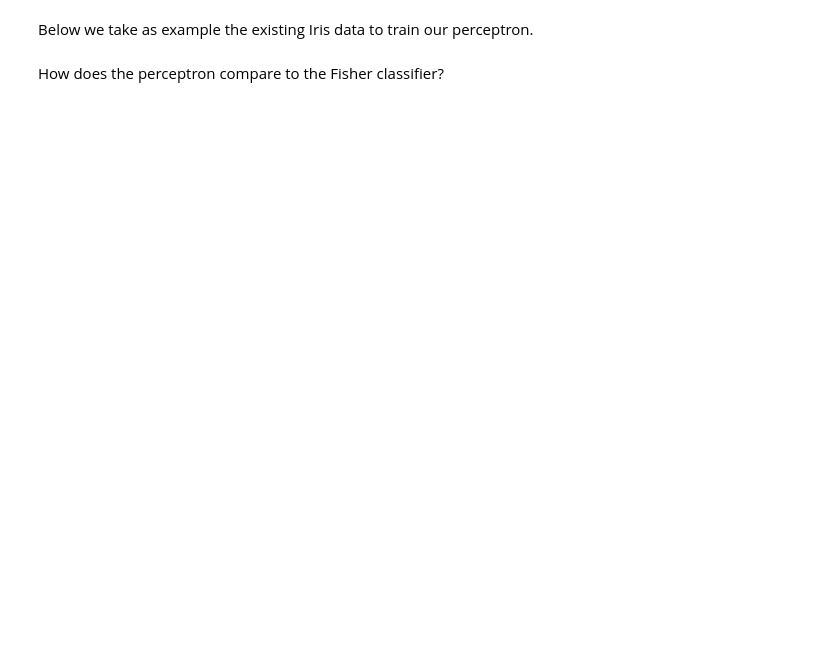
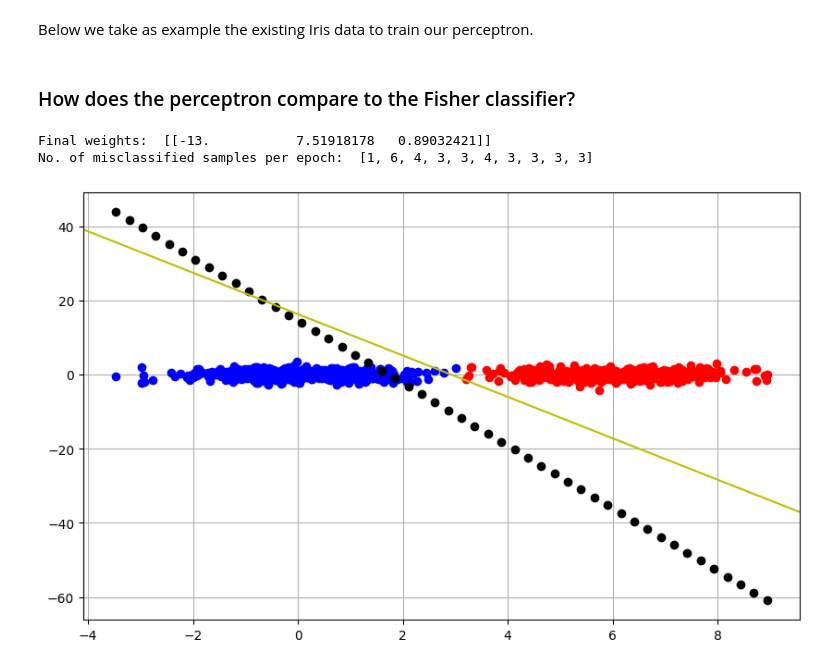
Before and after one commit to nadinekuo/MachineLearning1-Labs, a Jupyter notebook: 2-Linear-Classifiers/linear-classifiers.ipynb, the cells around one changed output. Saved outputs shown, nothing was run; the diff lists cells and outputs as text; code cells hidden in the pictures; blank space fills up the shorter version.

```diff
--- a/2-Linear-Classifiers/linear-classifiers.ipynb
+++ b/2-Linear-Classifiers/linear-classifiers.ipynb
@@ -185,4 +182,4 @@ plt.show()
 # %% [markdown]
 Below we take as example the existing Iris data to train our perceptron.
 # %% [markdown]
-How does the perceptron compare to the Fisher classifier?
+### How does the perceptron compare to the Fisher classifier?
@@ -194,0 +186,21 @@ plotc_fisherc = pr.plotc(pr.fisherc(train_X), colors='y', gridsize=100)
+# %%
+# Train perceptron and Fisher classifier on train set
+a = pr.gendats([1000, 1000], 2, 6)
+[train_set, test_set] = pr.gendat(a, 0.5) # Split dataset into training and test set
+# Turn into numpy matrix with labels as last column to pass to perceptron
+train_arr = np.hstack((train_set.data, train_set.nlab()))
+
+# Train perceptron on train set
+w, misclassified_ = perceptron(train_arr, num_iter=10)
+print('Final weights: ', w)    # [w0, w1, w2]
+print('No. of misclassified samples per epoch: ', misclassified_)
+plot_decision_boundary(train_set.data, train_set.nlab(), w[0])
+
+# First we scatter data in order to plot the decision boundary obtained by Fisher's linear discriminant
+plotc_fisherc = pr.plotc(pr.fisherc(data), colors='y', gridsize=100)
+
+# TODO: Compare perceptron and Fisher classifier on large unseen test set
+# %% [output]
+Final weights:  [[-13.           7.51918178   0.89032421]]
+No. of misclassified samples per epoch:  [1, 6, 4, 3, 3, 4, 3, 3, 3, 3]
+[figure, added]
```
Also changed, not shown: parts of 5 cells of this notebook.
